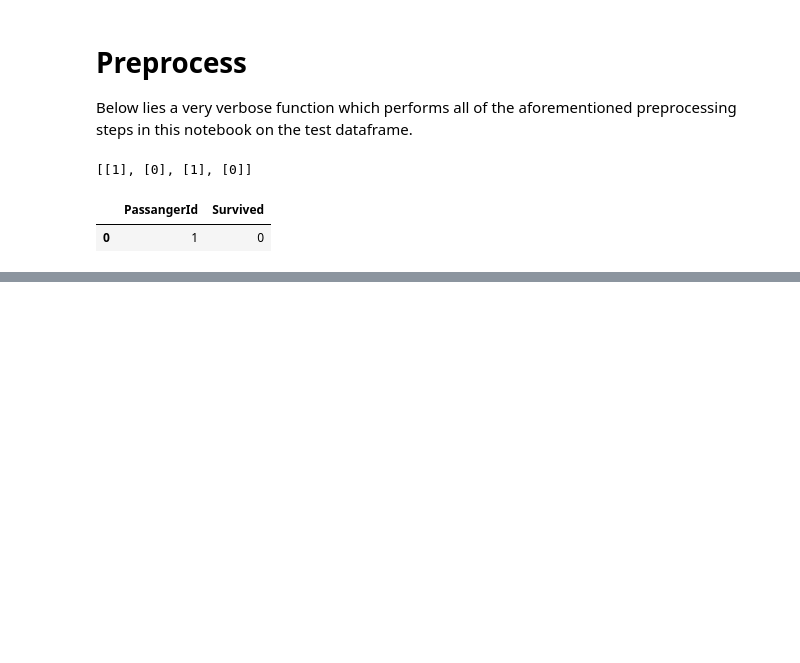
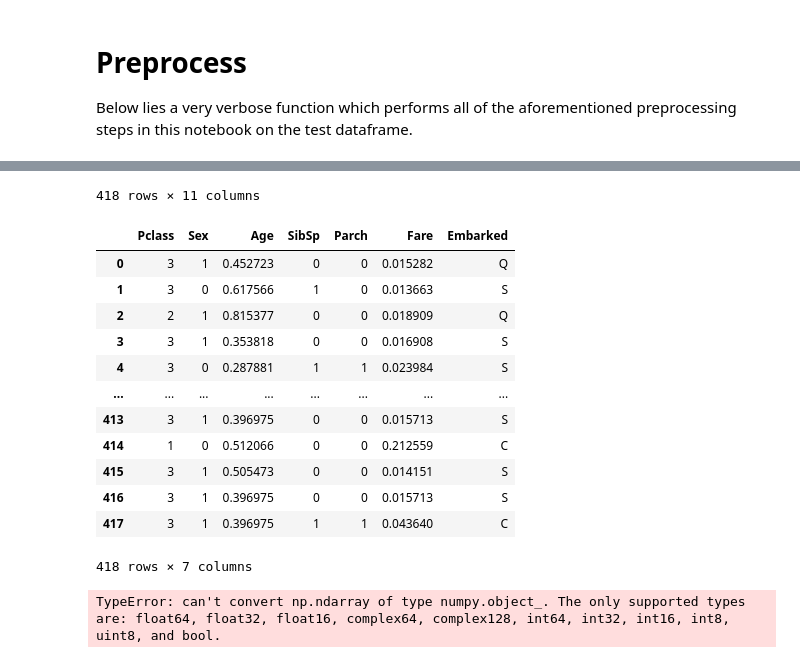
Before and after one commit to SpaceFrostDev/titanic_kaggle, a Jupyter notebook: titanic.ipynb, the cells around one changed output, grey strips where cells are left out. Saved outputs shown, nothing was run; the diff lists cells and outputs as text; code cells hidden in the pictures; blank space fills up the shorter version.

Commit message:
Bug fix: preprocess(), create_dl(), added write parameter flag to inference().

```diff
--- a/titanic.ipynb
+++ b/titanic.ipynb
@@ -355,9 +355,14 @@ def preprocess(df: pd.core.frame.DataFrame) -> pd.core.frame.DataFrame:
     # Drop irrelevant columns
     cleaned_df = df.drop(columns=['PassengerId', 'Ticket', 'Name', 'Cabin'])
 
+    cleaned_df['Sex'].replace({'male': 1, 'female': 0}, inplace=True)
+
     # Fill 'Age' with sensible numbers according to the distribution
     cleaned_df['Age'].fillna(cleaned_df['Age'].mean(), inplace=True)
+
+    # Fill 'Embarked' and encode
     cleaned_df['Embarked'].fillna('UNK', inplace=True)
+    cleaned_df['Embarked'].replace({'S': 0, 'C': 1, 'Q': 2, 'UNK': 3}, inplace=True)
 
     scaler = MinMaxScaler()
     cleaned_df[['Age', 'Fare']] = scaler.fit_transform(cleaned_df[['Age', 'Fare']])
@@ -385,12 +404,5 @@ def inference(dl: torch.utils.data.DataLoader, model: nn.Module, f: Union[Path,
-# %%
-tt = torch.tensor([1,0,1,0]).unsqueeze_(1)
-tt.tolist()
-# %% [output]
-[[1], [0], [1], [0]]
-# %%
-preds_df = pd.DataFrame(columns=['PassangerId', 'Survived'])
-preds_df.loc[len(preds_df)] = [1,0]
-display(preds_df)
-# %% [output]
-|  | PassangerId | Survived |
-| 0 | 1 | 0 |
+# %%
+display(test_df)
+pp_df = preprocess(test_df)
+display(pp_df)
+# %% [output]
@@ -396,0 +421,18 @@ display(preds_df)
+418 rows × 11 columns
+|  | Pclass | Sex | Age | SibSp | Parch | Fare | Embarked |
+| 0 | 3 | 1 | 0.452723 | 0 | 0 | 0.015282 | Q |
+| 1 | 3 | 0 | 0.617566 | 1 | 0 | 0.013663 | S |
+| 2 | 2 | 1 | 0.815377 | 0 | 0 | 0.018909 | Q |
+| 3 | 3 | 1 | 0.353818 | 0 | 0 | 0.016908 | S |
+| 4 | 3 | 0 | 0.287881 | 1 | 1 | 0.023984 | S |
+| ... | ... | ... | ... | ... | ... | ... | ... |
+| 413 | 3 | 1 | 0.396975 | 0 | 0 | 0.015713 | S |
+| 414 | 1 | 0 | 0.512066 | 0 | 0 | 0.212559 | C |
+| 415 | 3 | 1 | 0.505473 | 0 | 0 | 0.014151 | S |
+| 416 | 3 | 1 | 0.396975 | 0 | 0 | 0.015713 | S |
+| 417 | 3 | 1 | 0.396975 | 1 | 1 | 0.043640 | C |
+418 rows × 7 columns
+# %%
+inference(test_df, best_model, write=False)
+# %% [output]
+TypeError: can't convert np.ndarray of type numpy.object_. The only supported types are: float64, float32, float16, complex64, complex128, int64, int32, int16, int8, uint8, and bool.
```
Also changed, not shown: parts of 3 cells of this notebook.
